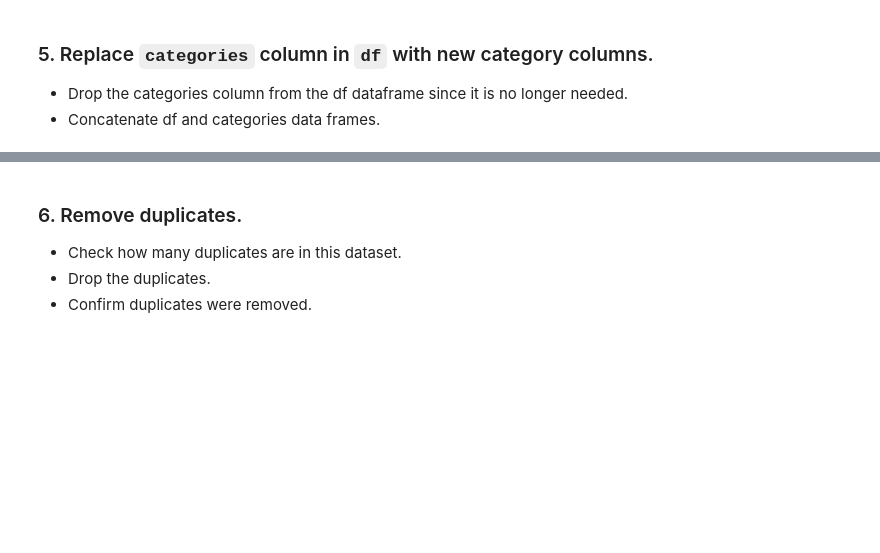
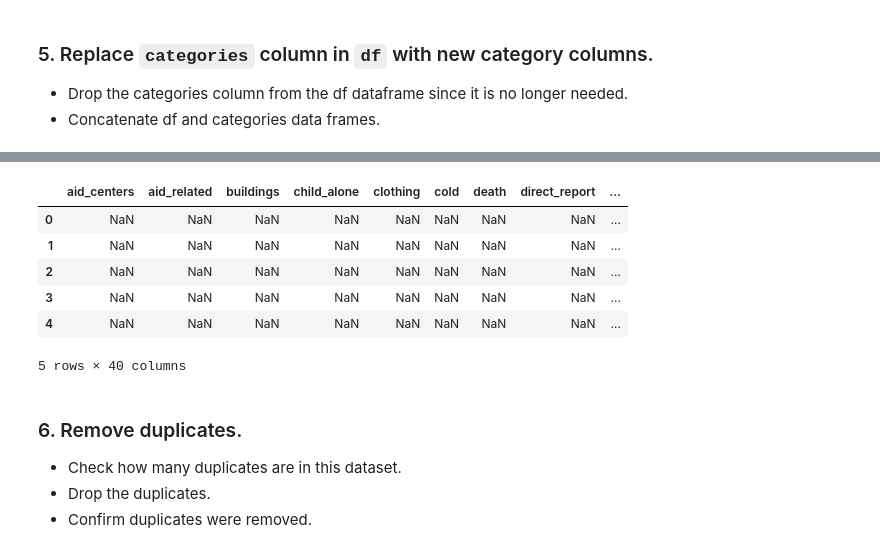
Before and after one commit to acrucetta/disaster_response_pipeline, a Jupyter notebook: ETL Pipeline Preparation.ipynb, the cells around one changed output, grey strips where cells are left out. Cells and saved outputs as stored; diff of their text form; code cells hidden in the pictures; blank space fills up the shorter version.

```diff
--- a/ETL Pipeline Preparation.ipynb
+++ b/ETL Pipeline Preparation.ipynb
@@ -37,9 +72,9 @@ categories.head()
 # %%
 # select the first row of the categories dataframe
-row =
+row = categories.iloc[0]
 
 # use this row to extract a list of new column names for categories.
 # one way is to apply a lambda function that takes everything
 # up to the second to last character of each string with slicing
-category_colnames =
+category_colnames = row.str.slice(stop= -2)
 print(category_colnames)
@@ -54,8 +115,9 @@ categories.head()
 # %%
 for column in categories:
     # set each value to be the last character of the string
-    categories[column] =
+    categories[column] = categories[column].str.slice(start = -1)
 
     # convert column from string to numeric
-    categories[column] =
+    categories[column] = pd.to_numeric(categories[column])
+
 categories.head()
@@ -66,5 +139,5 @@ categories.head()
 # %%
 # drop the original categories column from `df`
-
+df = df.drop(columns = ['categories'])
 
 df.head()
@@ -71,7 +151,15 @@ df.head()
 # %%
 # concatenate the original dataframe with the new `categories` dataframe
-df =
+df = pd.concat([df,categories], axis=0, ignore_index = True)
 df.head()
+# %% [output]
+|  | aid_centers | aid_related | buildings | child_alone | clothing | cold | death | direct_report | ... |
+| 0 | NaN | NaN | NaN | NaN | NaN | NaN | NaN | NaN | ... |
+| 1 | NaN | NaN | NaN | NaN | NaN | NaN | NaN | NaN | ... |
+| 2 | NaN | NaN | NaN | NaN | NaN | NaN | NaN | NaN | ... |
+| 3 | NaN | NaN | NaN | NaN | NaN | NaN | NaN | NaN | ... |
+| 4 | NaN | NaN | NaN | NaN | NaN | NaN | NaN | NaN | ... |
+5 rows × 40 columns
 # %% [markdown]
 ### 6. Remove duplicates.
 - Check how many duplicates are in this dataset.
```
Also changed, not shown: parts of 11 cells of this notebook, 4 other files.
